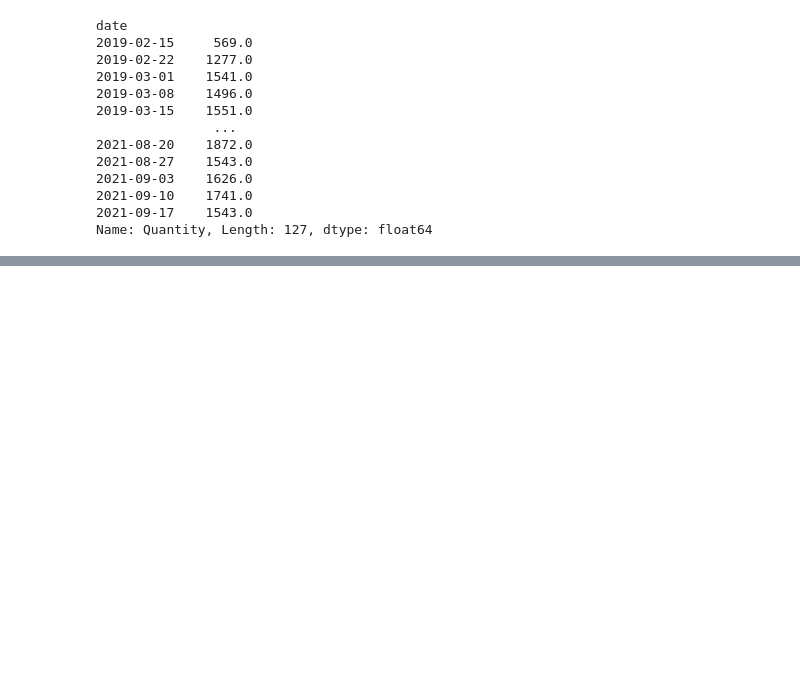
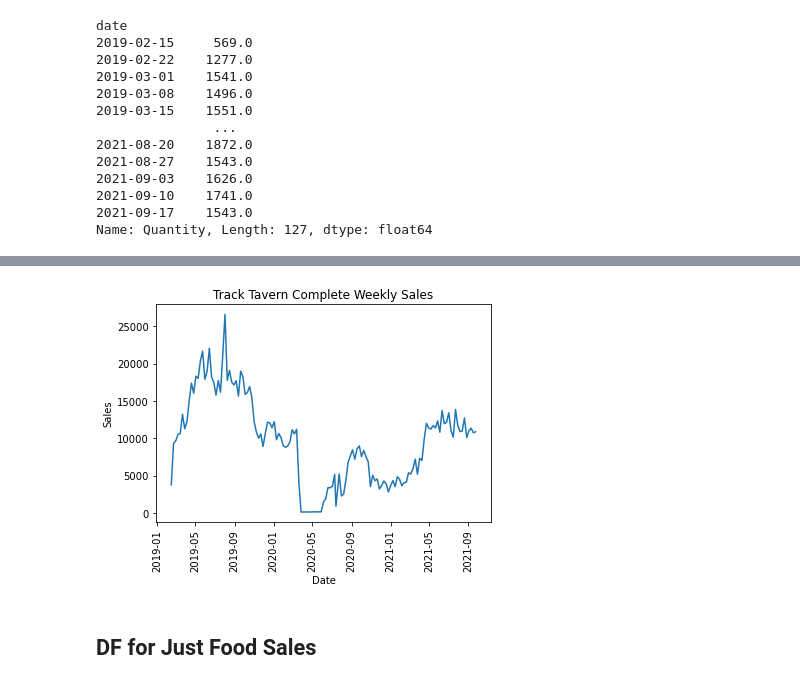
Before and after one commit to jilias/Tracks_Tavern_Data, a Jupyter notebook: sales_etl.ipynb, the cells around one changed output, grey strips where cells are left out. Saved outputs shown, nothing was run; the diff lists cells and outputs as text; code cells hidden in the pictures; blank space fills up the shorter version.

```diff
--- a/sales_etl.ipynb
+++ b/sales_etl.ipynb
@@ -94,0 +100,3 @@ plt.show()
+# %%
+complete_sales_df = pd.read_csv('Resources/weekly_sales_complete.csv')
+complete_sales_df.head()
@@ -94,0 +120,3 @@ plt.show()
+# %%
+complete_sales_df['date'] = pd.to_datetime(complete_sales_df['date'])
+complete_sales_df.dtypes
@@ -94,0 +131,4 @@ plt.show()
+# %%
+complete_total_weekly_sales = complete_sales_df.groupby(['date']).sum(['Quantity', 'Total Sales Amount'])
+complete_total_weekly_sales.drop(['Item Code', 'Unit Price'], inplace=True, axis=1)
+complete_total_weekly_sales.head()
@@ -94,0 +143,16 @@ plt.show()
+# %%
+plt.plot(complete_total_weekly_sales.index, complete_total_weekly_sales['Total Sales Amount'])
+
+# Create labels for the X and Y axis
+plt.xlabel("Date")
+plt.ylabel("Sales")
+plt.title('Track Tavern Complete Weekly Sales')
+plt.xticks(rotation=90)
+
+# Save and display the chart
+#plt.savefig("")
+plt.show()
+# %% [output]
+[figure, added]
+# %% [markdown]
+## DF for Just Food Sales
```
Also changed, not shown: parts of 19 cells of this notebook.
